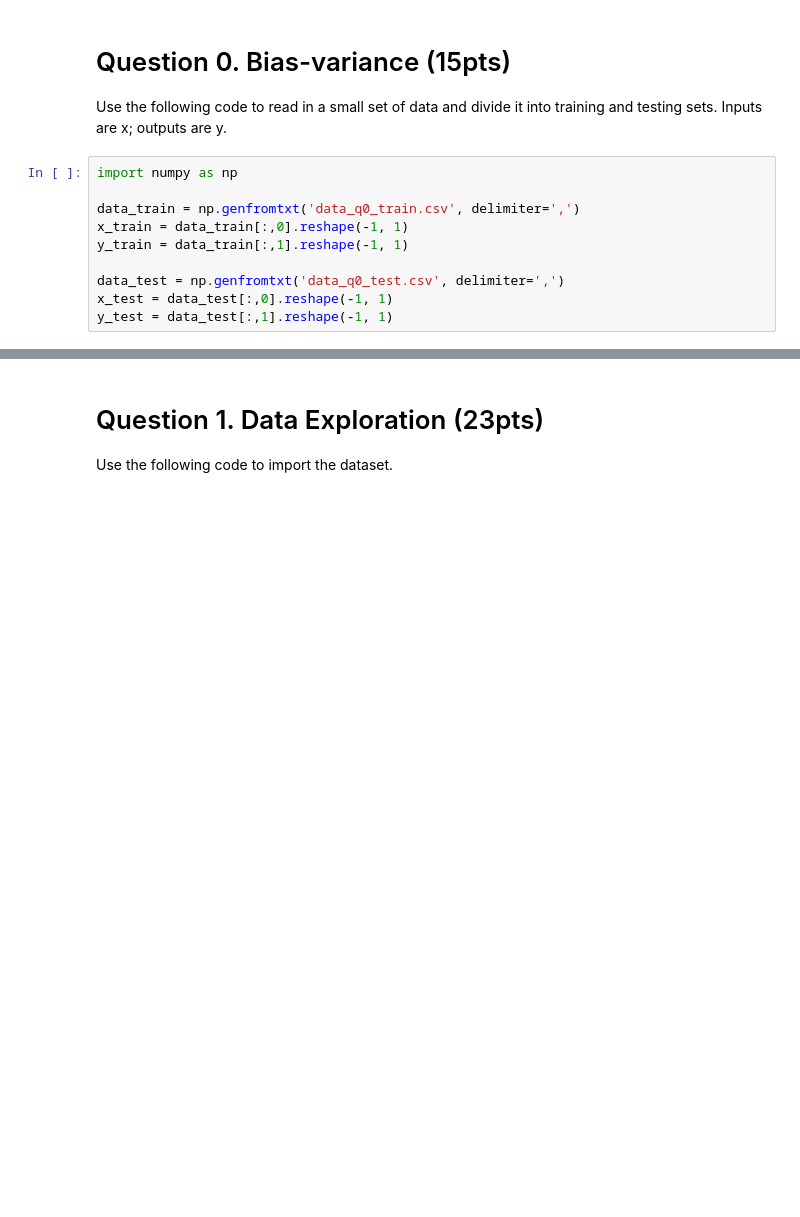
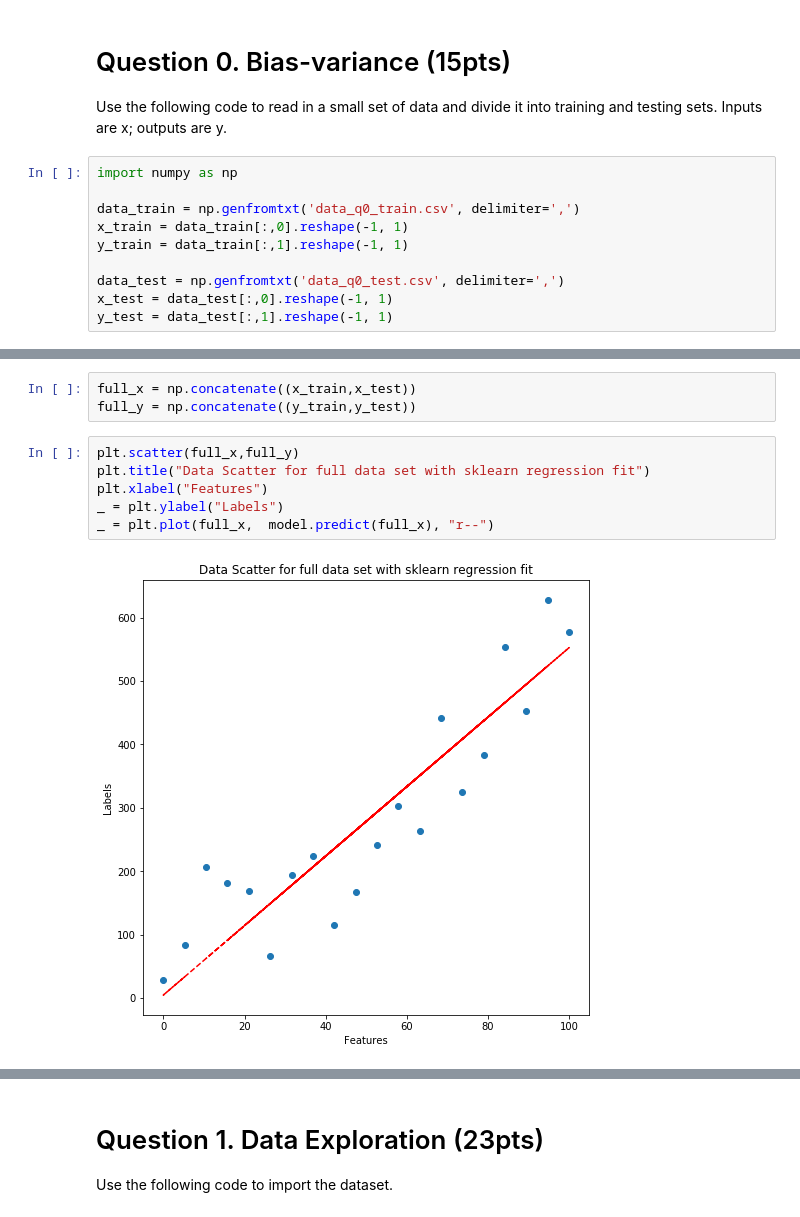
Before and after one commit to jsigee87/data_science_principles, a Jupyter notebook: hw_2/HW2.ipynb, the cells around one changed output, grey strips where cells are left out. Drawn from its saved outputs; the diff is of its cells as text; blank space fills up the shorter version.

```diff
--- a/hw_2/HW2.ipynb
+++ b/hw_2/HW2.ipynb
@@ -33,0 +66,11 @@ We want to build a model that can predict y for unknown inputs x.
+# %%
+full_x = np.concatenate((x_train,x_test))
+full_y = np.concatenate((y_train,y_test))
+# %%
+plt.scatter(full_x,full_y)
+plt.title("Data Scatter for full data set with sklearn regression fit")
+plt.xlabel("Features")
+_ = plt.ylabel("Labels")
+_ = plt.plot(full_x,  model.predict(full_x), "r--")
+# %% [output]
+[figure, added]
```
Also changed, not shown: parts of 24 cells of this notebook.
